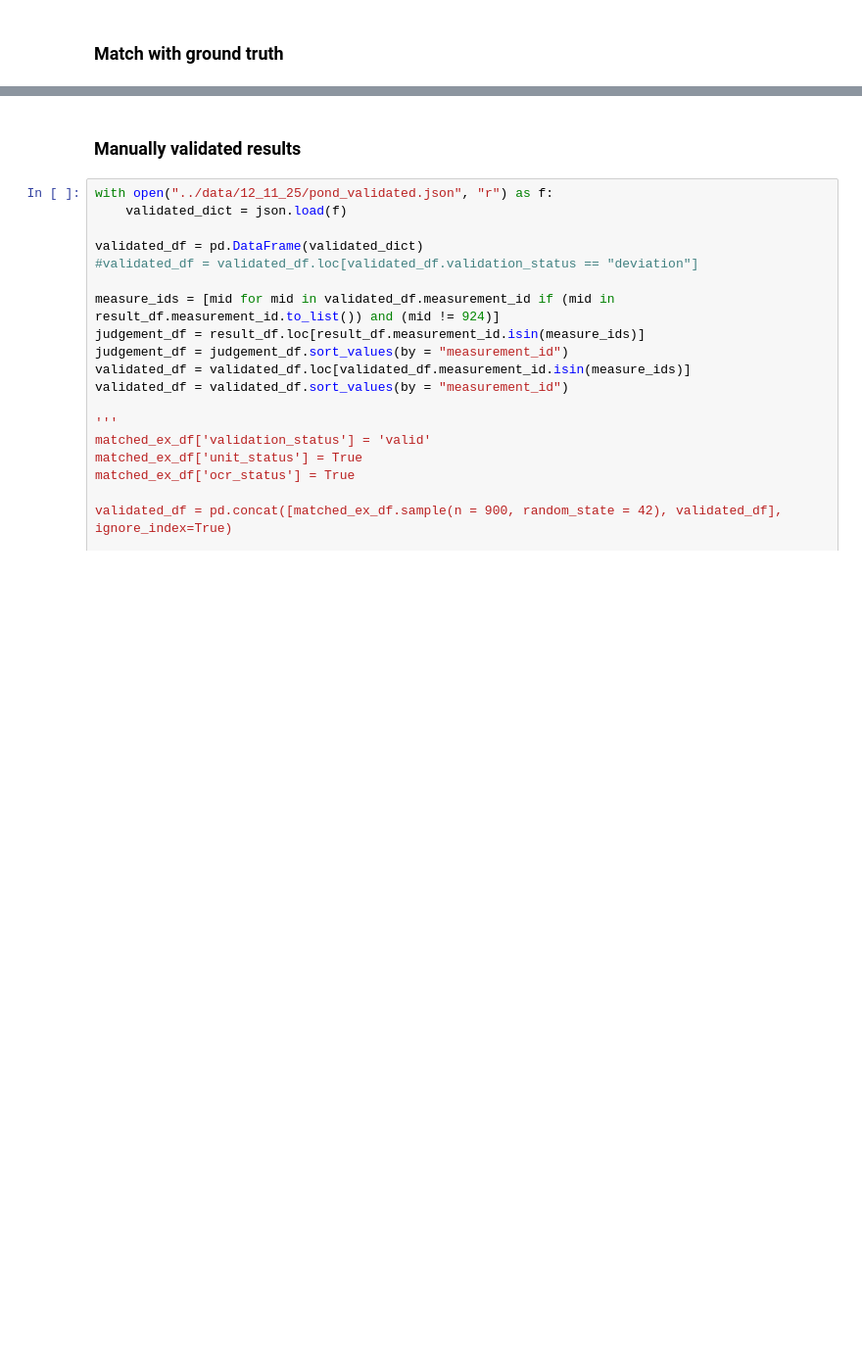
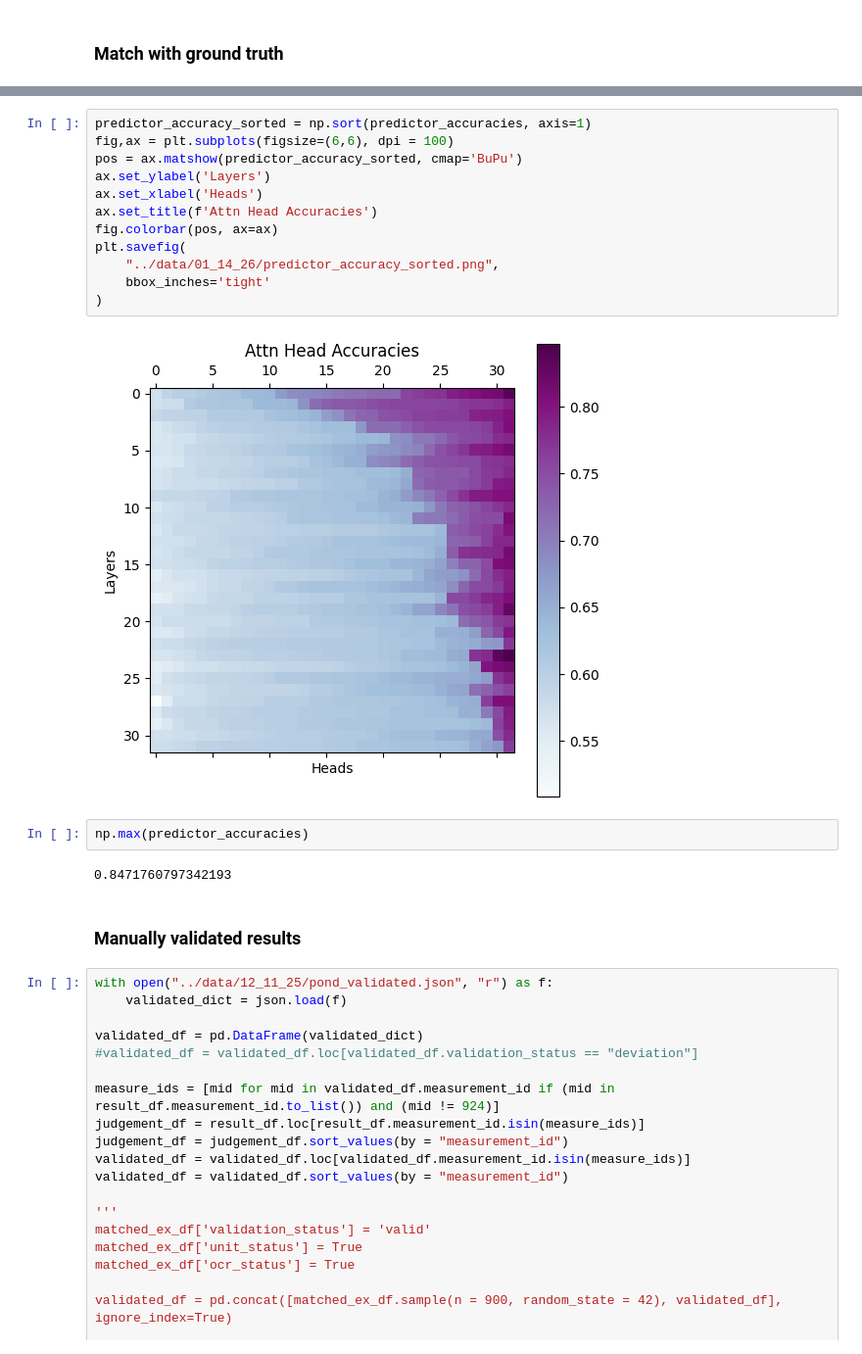
Before and after one commit to kevinqnb/scholarlm, a Jupyter notebook: examples/pond_lake_extraction.ipynb, the cells around one changed output, grey strips where cells are left out. Shown at 98% size. Drawn from its saved outputs; the diff is of its cells as text; blank space fills up the shorter version.

```diff
--- a/examples/pond_lake_extraction.ipynb
+++ b/examples/pond_lake_extraction.ipynb
@@ -279,3 +546,21 @@ Name: count, dtype: int64
+# %%
+predictor_accuracy_sorted = np.sort(predictor_accuracies, axis=1)
+fig,ax = plt.subplots(figsize=(6,6), dpi = 100)
+pos = ax.matshow(predictor_accuracy_sorted, cmap='BuPu')
+ax.set_ylabel('Layers')
+ax.set_xlabel('Heads')
+ax.set_title(f'Attn Head Accuracies')
+fig.colorbar(pos, ax=ax)
+plt.savefig(
+    "../data/01_14_26/predictor_accuracy_sorted.png",
+    bbox_inches='tight'
+)
+# %% [output]
+[figure, added]
+# %%
+np.max(predictor_accuracies)
+# %% [output]
+0.8471760797342193
 # %% [markdown]
 ### Manually validated results
 # %%
```
Also changed, not shown: parts of 36 cells of this notebook, 25 other files.
